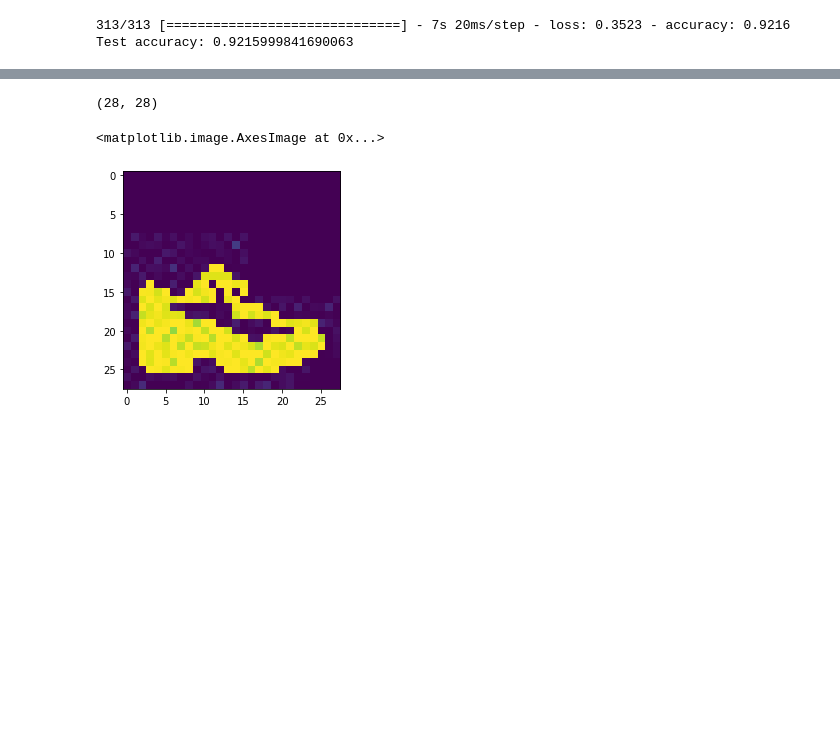
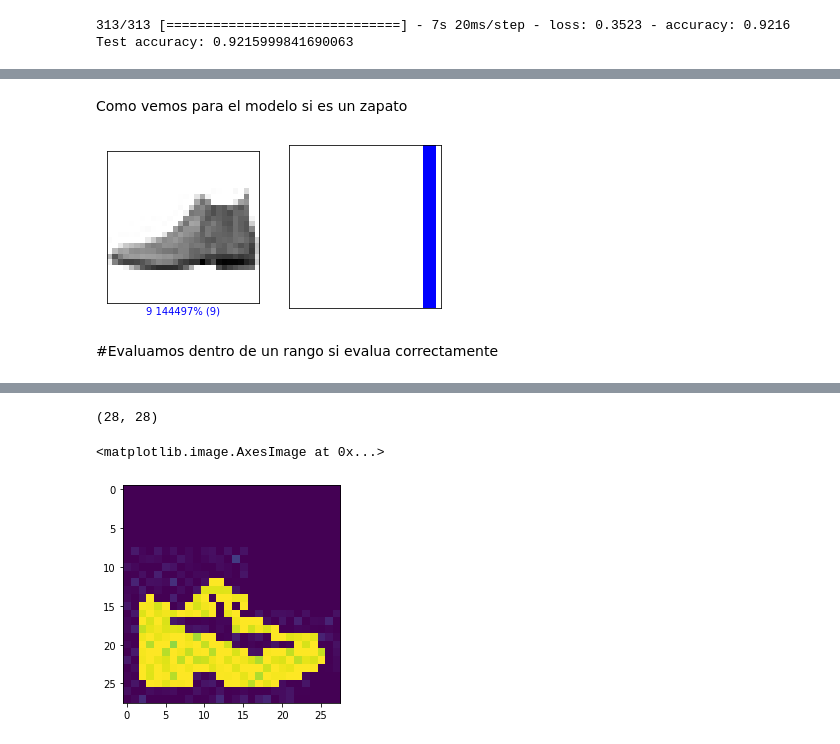
Before and after one commit to vale314/GLAMUR-IA, a Jupyter notebook: GLAMUR01.ipynb, the cells around one changed output, grey strips where cells are left out. Saved outputs shown, nothing was run; the diff lists cells and outputs as text; code cells hidden in the pictures; blank space fills up the shorter version.

```diff
--- a/GLAMUR01.ipynb
+++ b/GLAMUR01.ipynb
@@ -120,0 +251,10 @@ Test accuracy: 0.9215999841690063
+# %% [markdown]
+Como vemos para el modelo si es un zapato
+# %%
+predictions = model.predict(test_images)
+index = 0
+utils.plot_image_and_prob(predictions, test_labels, test_images, i=index)
+# %% [output]
+[figure, added]
+# %% [markdown]
+#Evaluamos dentro de un rango si evalua correctamente
```
Also changed, not shown: parts of 32 cells of this notebook.
